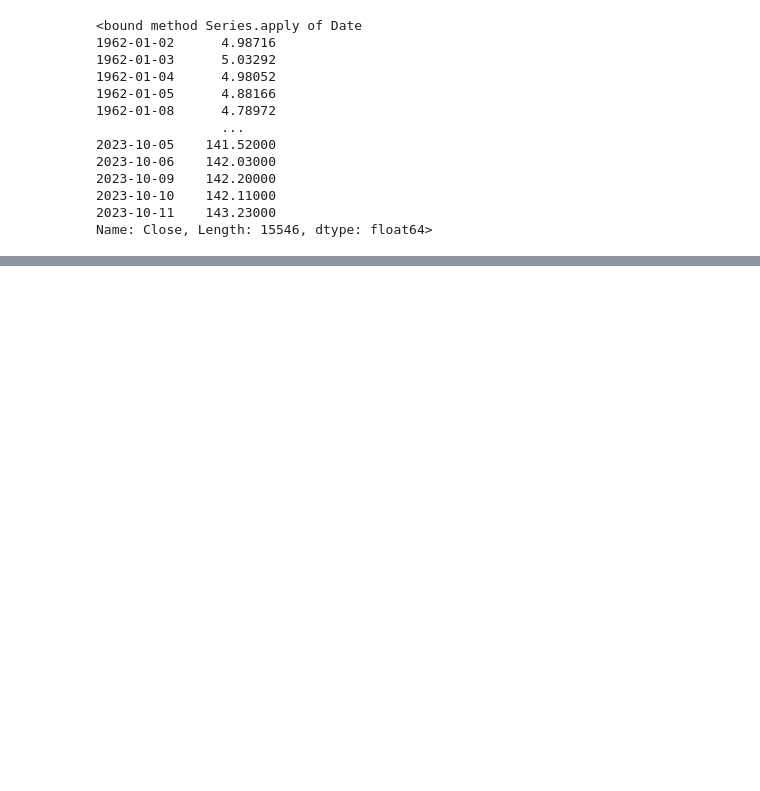
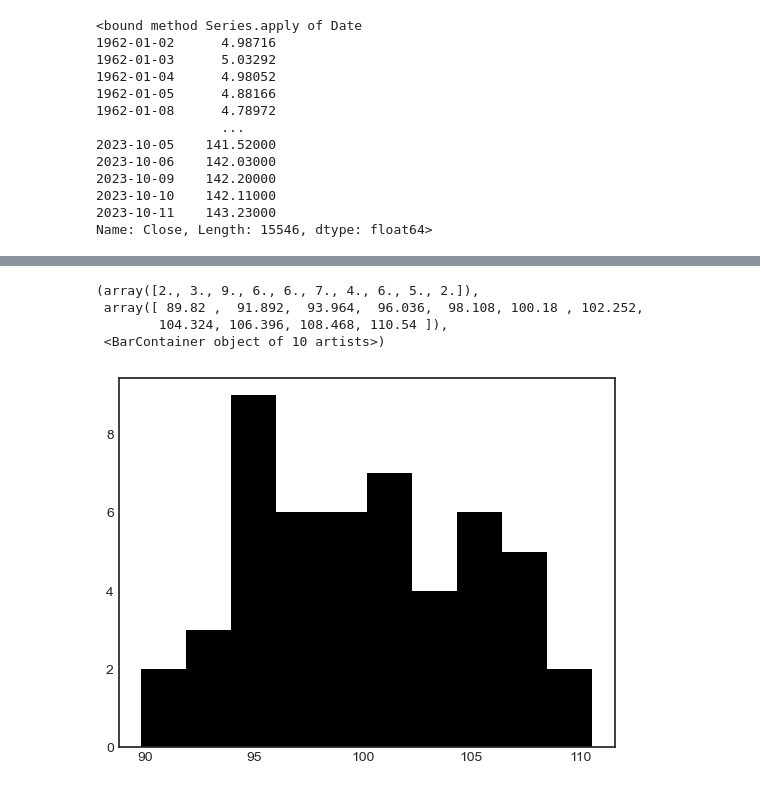
Before and after one commit to Sravistcott23/Python-for-Data-Analytics-II-class-work-Madhan-Poovaiah-MJ--2423335, a Jupyter notebook: data visual.ipynb, the cells around one changed output, grey strips where cells are left out. Cells and saved outputs as stored; diff of their text form; code cells hidden in the pictures; blank space fills up the shorter version.

```diff
--- a/data visual.ipynb
+++ b/data visual.ipynb
@@ -173,0 +220,2 @@ _
+# %%
+df=pd.read_csv("/Users/madhanmj/Downloads/Piece_Dim - Piece_Dim.csv")
@@ -173,0 +254,8 @@ _
+# %%
+plt.hist(df["Length"])
+# %% [output]
+(array([2., 3., 9., 6., 6., 7., 4., 6., 5., 2.]),
+ array([ 89.82 ,  91.892,  93.964,  96.036,  98.108, 100.18 , 102.252,
+        104.324, 106.396, 108.468, 110.54 ]),
+ <BarContainer object of 10 artists>)
+[figure, added]
```
Also changed, not shown: parts of 48 cells of this notebook, 2 other files.
